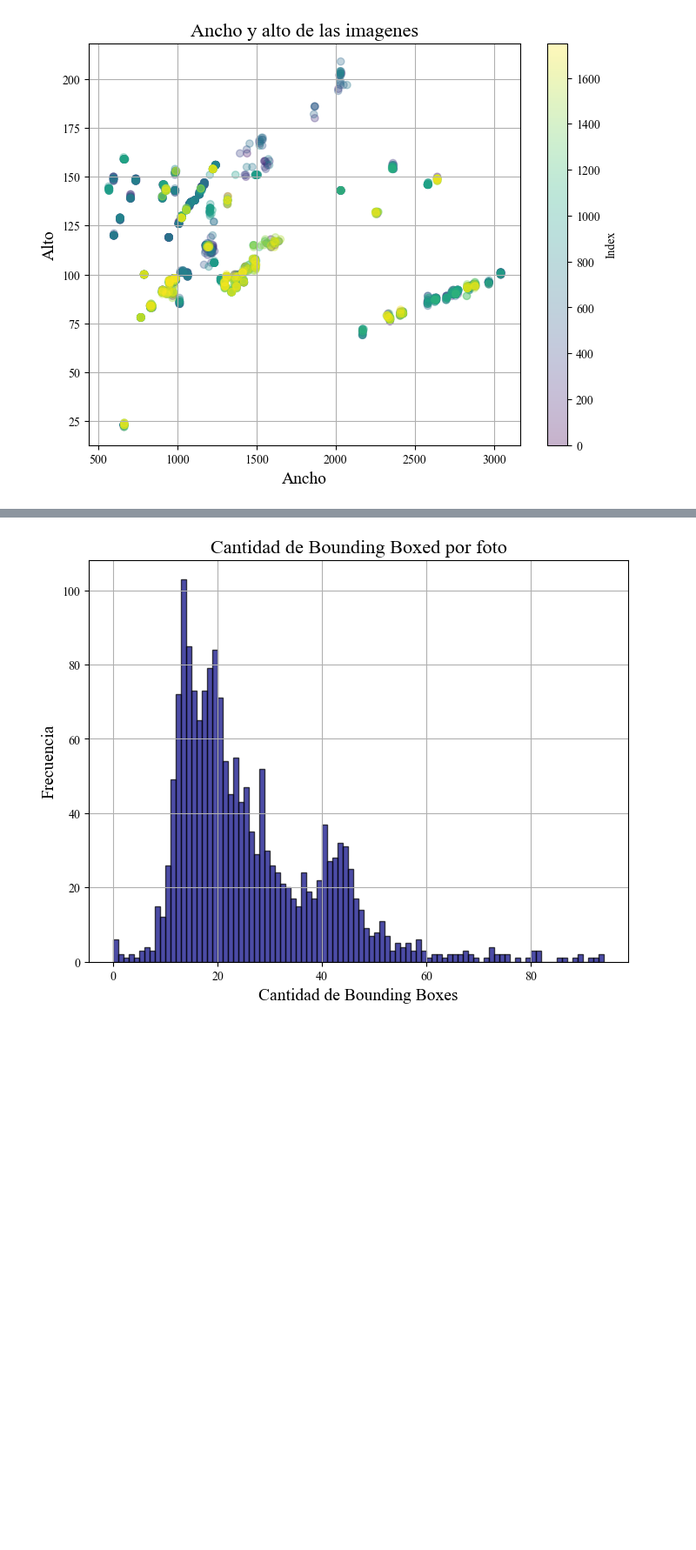
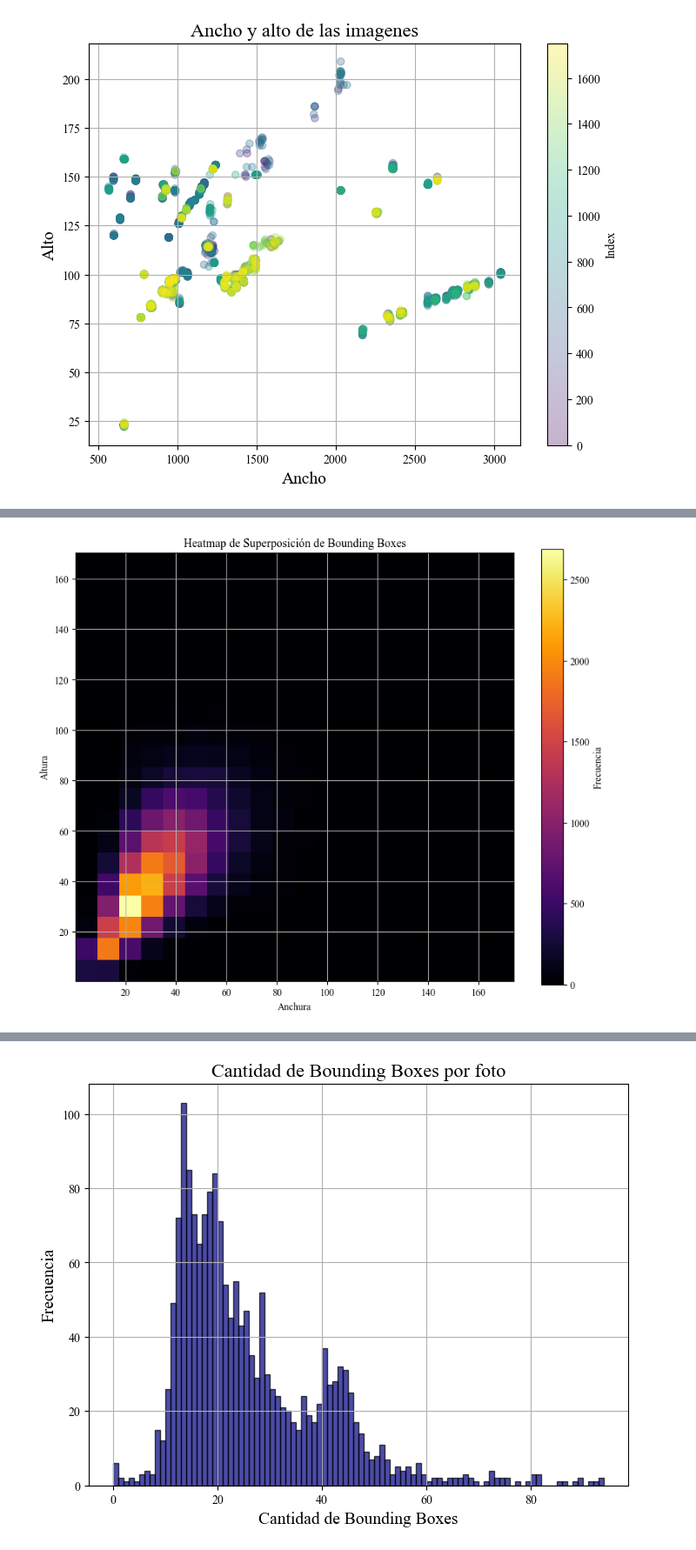
Before and after one commit to azulamakk/PF-vacasVaqueras, a Jupyter notebook: imageSize.ipynb, the cells around one changed output, grey strips where cells are left out. Shown at 87% size. Drawn from its saved outputs; the diff is of its cells as text; code cells hidden in the pictures; blank space fills up the shorter version.

```diff
--- a/imageSize.ipynb
+++ b/imageSize.ipynb
@@ -42,0 +66,27 @@ plt.show()
+# %%
+bounding_box_widths = []
+bounding_box_heights = []
+bounding_box_counts = []
+category_counts = {}
+
+for item in data:
+    annotations = item.get('annotations', [])
+    bounding_box_counts.append(len(annotations))  # Cantidad de bounding boxes por imagen
+    for annotation in annotations:
+        bounding_box = annotation.get('bounding_box', {})
+        bounding_box_widths.append(bounding_box.get('w', 0))
+        bounding_box_heights.append(bounding_box.get('h', 0))
+        category = annotation.get('name', 'Unknown')
+        category_counts[category] = category_counts.get(category, 0) + 1
+# %%
+heatmap, xedges, yedges = np.histogram2d(bounding_box_widths, bounding_box_heights, bins=20)
+plt.figure(figsize=(10, 8))
+plt.imshow(heatmap.T, origin='lower', cmap='inferno', extent=[xedges[0], xedges[-1], yedges[0], yedges[-1]])
+plt.colorbar(label='Frecuencia')
+plt.title('Heatmap de Superposición de Bounding Boxes')
+plt.xlabel('Anchura')
+plt.ylabel('Altura')
+plt.grid(True)
+plt.show()
+# %% [output]
+[figure, added]
```
Also changed, not shown: parts of 20 cells of this notebook.
